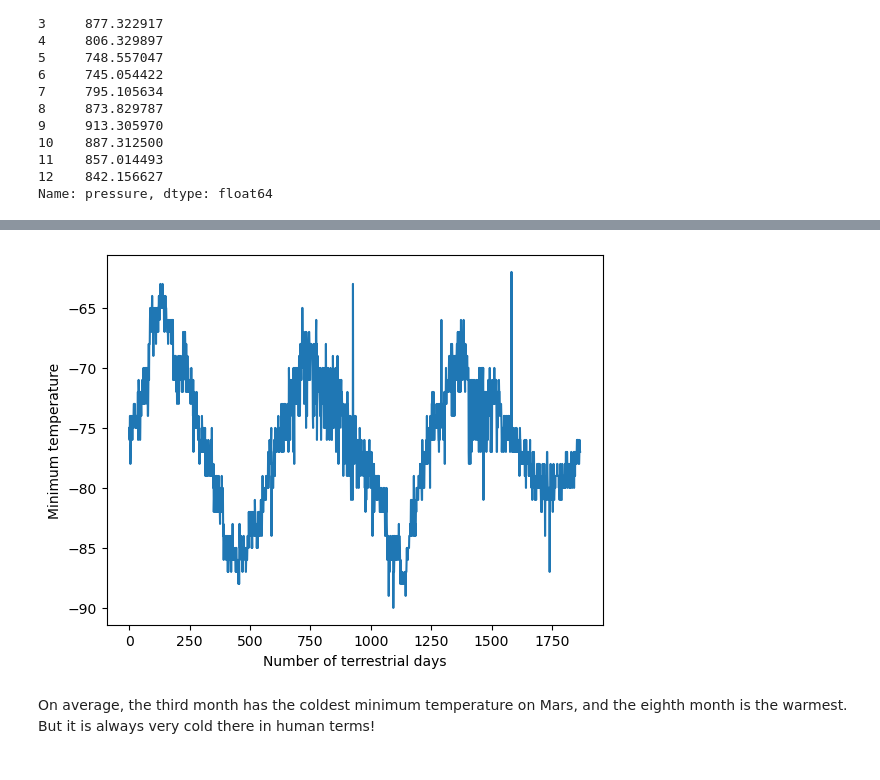
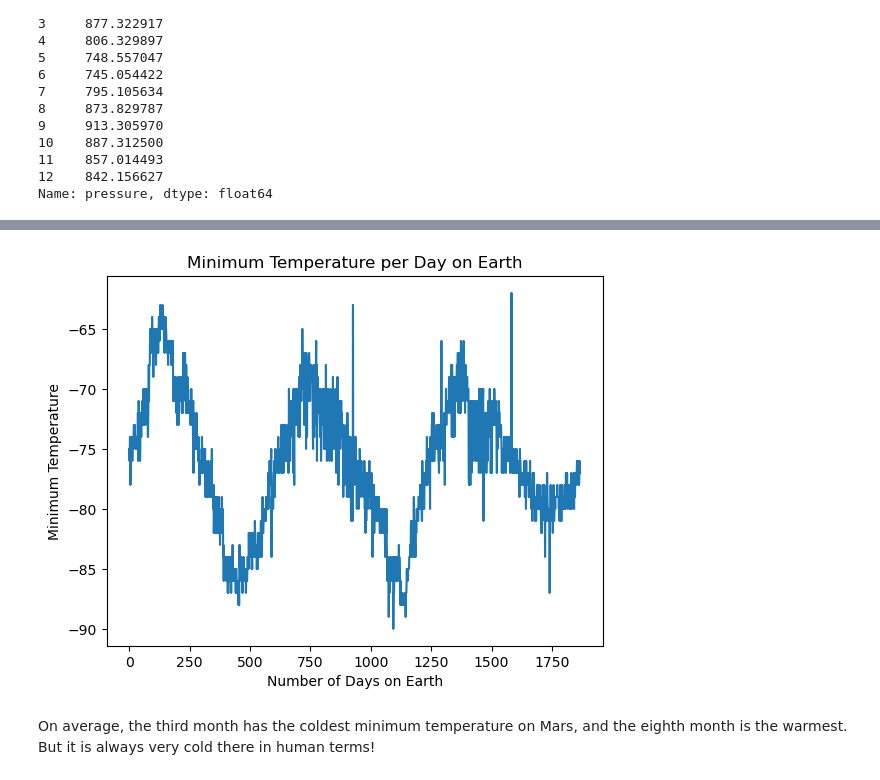
Before and after one commit to johbry17/11-web-scraping, a Jupyter notebook: part_2_mars_weather.ipynb, the cells around one changed output, grey strips where cells are left out. Cells and saved outputs as stored; diff of their text form; code cells hidden in the pictures.

```diff
--- a/part_2_mars_weather.ipynb
+++ b/part_2_mars_weather.ipynb
@@ -125,2 +123,10 @@ dtype: object
+# %%
+# Change data types for data analysis
+df.terrestrial_date = pd.to_datetime(df.terrestrial_date)
+df.sol = df.sol.astype('int64')
+df.ls = df.ls.astype('int64')
+df.month = df.month.astype('int64')
+df.min_temp = df.min_temp.astype('float64')
+df.pressure = df.pressure.astype('float64')
 # %%
 # Confirm type changes were successful by examining data types again
@@ -218,7 +270,13 @@ Name: pressure, dtype: float64
 # %%
 # 5. How many terrestrial (earth) days are there in a Martian year?
+plt.plot(df.index, df['min_temp'])
+
+plt.xlabel('Number of Days on Earth')
+plt.ylabel('Minimum Temperature')
+plt.title('Minimum Temperature per Day on Earth')
+plt.show()
 # %% [output]
-[figure, old version]
+[figure, new version]
 # %% [markdown]
 On average, the third month has the coldest minimum temperature on Mars, and the eighth month is the warmest. But it is always very cold there in human terms!
 # %% [markdown]
```
Also changed, not shown: parts of 14 cells of this notebook, 1 other file.
